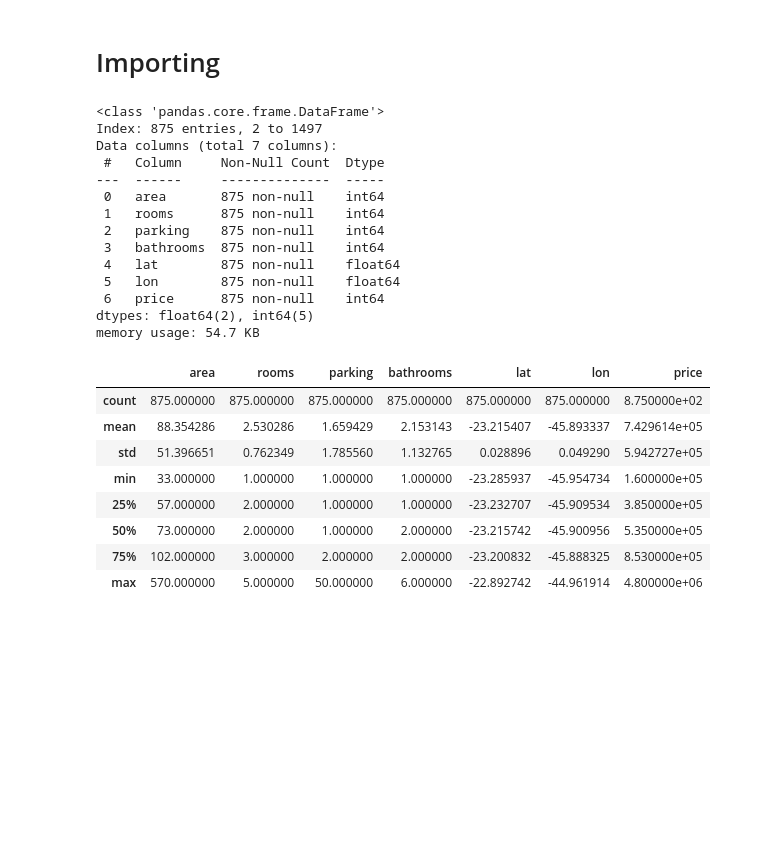
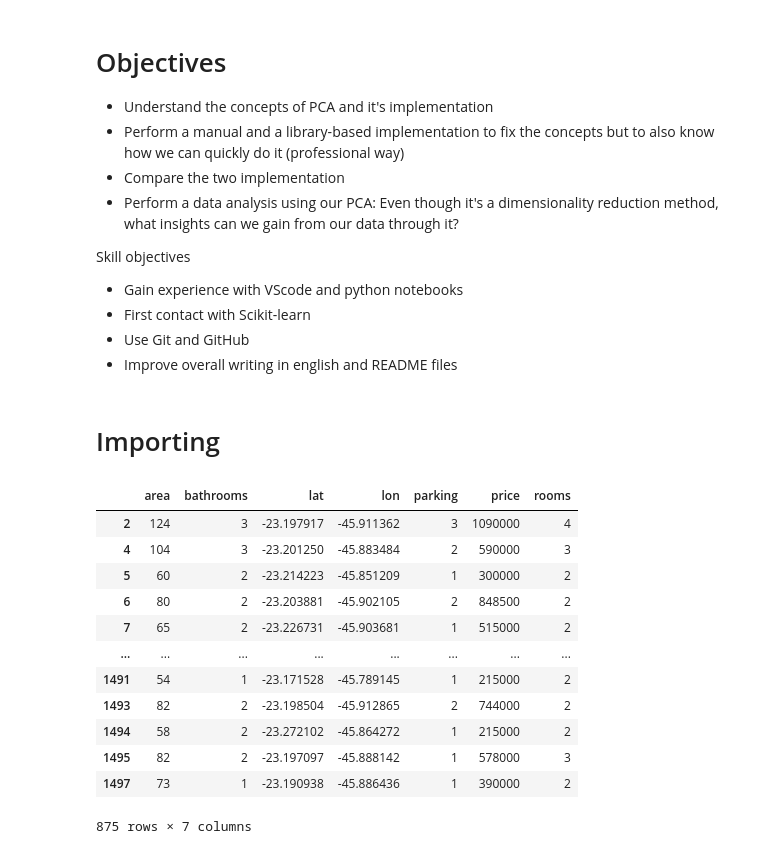
Before and after one commit to marcuszucareli/housing-data-insights, a Jupyter notebook: data_analysis.ipynb, the cells around one changed output. Cells and saved outputs as stored; diff of their text form; code cells hidden in the pictures; blank space fills up the shorter version.

Commit message:
add data_analysis notebook

```diff
--- a/data_analysis.ipynb
+++ b/data_analysis.ipynb
@@ -1,2 +17,16 @@
+# %% [markdown]
+# Objectives
+
+- Understand the concepts of PCA and it's implementation
+- Perform a manual and a library-based implementation to fix the concepts but to also know how we can quickly do it (professional way)
+- Compare the two implementation
+- Perform a data analysis using our PCA: Even though it's a dimensionality reduction method, what insights can we gain from our data through it?
+
+Skill objectives
+
+- Gain experience with VScode and python notebooks
+- First contact with Scikit-learn
+- Use Git and GitHub
+- Improve overall writing in english and README files
 # %% [markdown]
 # Importing
@@ -7,28 +43,19 @@ import plotly.graph_objects as go
 # %%
 df = pd.read_csv('apartments_data_cleaned.csv', index_col=0)
-df.info()
-df.describe()
+df = df.sort_index(axis=1)
+initial_df = df.copy()
+df
 # %% [output]
+|  | area | bathrooms | lat | lon | parking | price | rooms |
+| 2 | 124 | 3 | -23.197917 | -45.911362 | 3 | 1090000 | 4 |
+| 4 | 104 | 3 | -23.201250 | -45.883484 | 2 | 590000 | 3 |
+| 5 | 60 | 2 | -23.214223 | -45.851209 | 1 | 300000 | 2 |
+| 6 | 80 | 2 | -23.203881 | -45.902105 | 2 | 848500 | 2 |
+| 7 | 65 | 2 | -23.226731 | -45.903681 | 1 | 515000 | 2 |
+| ... | ... | ... | ... | ... | ... | ... | ... |
+| 1491 | 54 | 1 | -23.171528 | -45.789145 | 1 | 215000 | 2 |
+| 1493 | 82 | 2 | -23.198504 | -45.912865 | 2 | 744000 | 2 |
+| 1494 | 58 | 2 | -23.272102 | -45.864272 | 1 | 215000 | 2 |
+| 1495 | 82 | 2 | -23.197097 | -45.888142 | 1 | 578000 | 3 |
+| 1497 | 73 | 1 | -23.190938 | -45.886436 | 1 | 390000 | 2 |
-<class 'pandas.core.frame.DataFrame'>
-Index: 875 entries, 2 to 1497
-Data columns (total 7 columns):
- #   Column     Non-Null Count  Dtype
----  ------     --------------  -----
- 0   area       875 non-null    int64
- 1   rooms      875 non-null    int64
- 2   parking    875 non-null    int64
- 3   bathrooms  875 non-null    int64
- 4   lat        875 non-null    float64
- 5   lon        875 non-null    float64
- 6   price      875 non-null    int64
-dtypes: float64(2), int64(5)
-memory usage: 54.7 KB
+875 rows × 7 columns
-|  | area | rooms | parking | bathrooms | lat | lon | price |
-| count | 875.000000 | 875.000000 | 875.000000 | 875.000000 | 875.000000 | 875.000000 | 8.750000e+02 |
-| mean | 88.354286 | 2.530286 | 1.659429 | 2.153143 | -23.215407 | -45.893337 | 7.429614e+05 |
-| std | 51.396651 | 0.762349 | 1.785560 | 1.132765 | 0.028896 | 0.049290 | 5.942727e+05 |
-| min | 33.000000 | 1.000000 | 1.000000 | 1.000000 | -23.285937 | -45.954734 | 1.600000e+05 |
-| 25% | 57.000000 | 2.000000 | 1.000000 | 1.000000 | -23.232707 | -45.909534 | 3.850000e+05 |
-| 50% | 73.000000 | 2.000000 | 1.000000 | 2.000000 | -23.215742 | -45.900956 | 5.350000e+05 |
-| 75% | 102.000000 | 3.000000 | 2.000000 | 2.000000 | -23.200832 | -45.888325 | 8.530000e+05 |
-| max | 570.000000 | 5.000000 | 50.000000 | 6.000000 | -22.892742 | -44.961914 | 4.800000e+06 |
```
Also changed, not shown: parts of 42 cells of this notebook, 1 other file.
